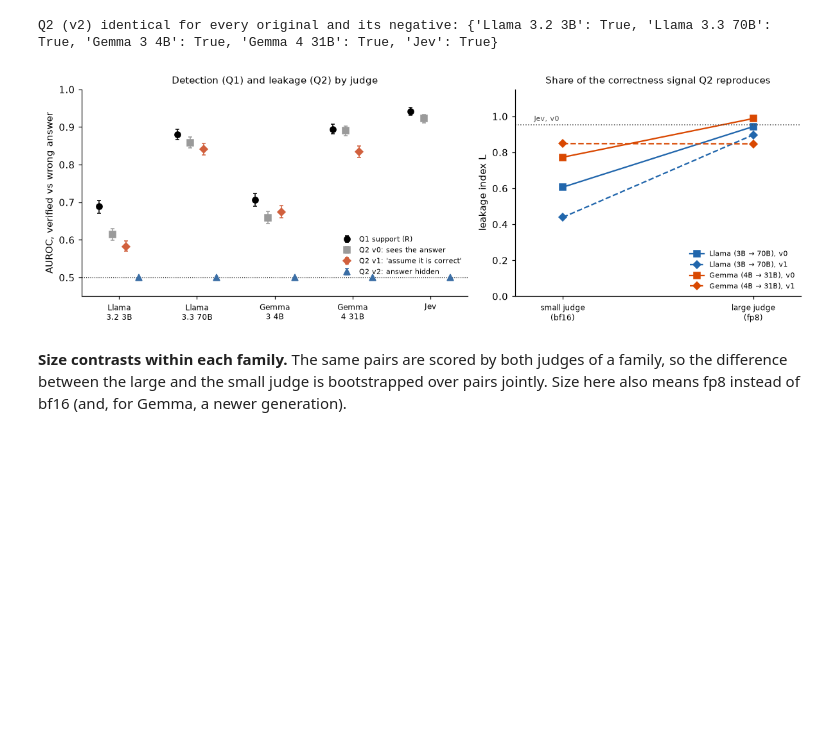
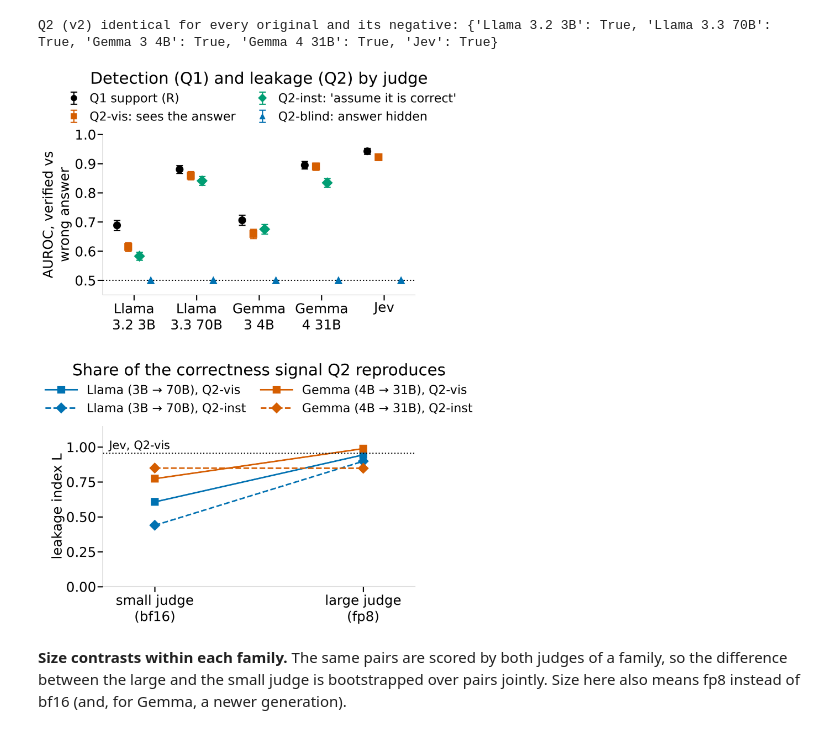
Before and after one commit to jeknov/llm-judges-finqa, a Jupyter notebook: notebooks/04_judge_comparison_analysis.ipynb, the cells around one changed output. Cells and saved outputs as stored; diff of their text form; code cells hidden in the pictures; blank space fills up the shorter version.

```diff
--- a/notebooks/04_judge_comparison_analysis.ipynb
+++ b/notebooks/04_judge_comparison_analysis.ipynb
@@ -290,43 +290,55 @@ print("Q2 (v2) identical for every original and its negative:", same_v2)
 | Jev | 0.922 [0.911, 0.933] | — | 0.500 [0.500, 0.500] | 0.955 [0.943, 0.968] | — | — |
 Q2 (v2) identical for every original and its negative: {'Llama 3.2 3B': True, 'Llama 3.3 70B': True, 'Gemma 3 4B': True, 'Gemma 4 31B': True, 'Jev': True}
 # %%
-fig, axes = plt.subplots(1, 2, figsize=(11, 3.8), gridspec_kw={"width_ratios": [1.35, 1]})
+# Okabe-Ito colour-blind-safe palette (Wong, Nature Methods 2011), as in notebook 03b's figure; markers also differ.
+BLUE, VERMILLION, GREEN, INK = "#0072B2", "#D55E00", "#009E73", "#000000"
+QCOL = {"R": INK, "Q2_v0": VERMILLION, "Q2_v1": GREEN, "Q2_v2": BLUE}
+FAMCOL = {"Llama": BLUE, "Gemma": VERMILLION}
+SHOWN = {"v0": "Q2-vis", "v1": "Q2-inst", "v2": "Q2-blind"}   # display names of the Q2 variants in the figures
+fig, axes = plt.subplots(2, 1, figsize=(18, 24), layout="constrained")
+fig.get_layout_engine().set(h_pad=0.6)
 ax = axes[0]
 x = np.arange(len(JUDGES))
-for k, (col, lab, mk) in enumerate([("R", "Q1 support (R)", "o"), ("Q2_v0", "Q2 v0: sees the answer", "s"),
-                                     ("Q2_v1", "Q2 v1: 'assume it is correct'", "D"), ("Q2_v2", "Q2 v2: answer hidden", "^")]):
+for k, (col, lab, mk) in enumerate([("R", "Q1 support (R)", "o"), ("Q2_v0", "Q2-vis: sees the answer", "s"),
+                                     ("Q2_v1", "Q2-inst: 'assume it is correct'", "D"), ("Q2_v2", "Q2-blind: answer hidden", "^")]):
     pts = [AUC[(j, col)] for j in JUDGES]
     y = np.array([p[0] for p in pts])
     err = np.array([[p[0] - np.percentile(p[1], 2.5), np.percentile(p[1], 97.5) - p[0]] if not np.isnan(p[0]) else [0, 0] for p in pts]).T
-    ax.errorbar(x + (k - 1.5) * 0.17, y, yerr=err, fmt=mk, ms=6, capsize=2, lw=1,
-                color={"R": "black", "Q2_v0": VCOL["v0"], "Q2_v1": VCOL["v1"], "Q2_v2": VCOL["v2"]}[col], label=lab)
-ax.axhline(0.5, ls=":", color="black", lw=0.8)
-ax.set_xticks(x, [LABEL[j].replace(" ", "\n", 1) for j in JUDGES], fontsize=8)
-ax.set_ylabel("AUROC, verified vs wrong answer")
+    ax.errorbar(x + (k - 1.5) * 0.18, y, yerr=err, fmt=mk, ms=22, capsize=10, elinewidth=3.5, capthick=3.5,
+                color=QCOL[col], label=lab)
+ax.axhline(0.5, ls=":", color=INK, lw=3.5)
+ax.set_xticks(x, [LABEL[j].replace(" ", "\n", 1) for j in JUDGES], fontsize=40)
+ax.tick_params(axis="y", labelsize=40)
+ax.tick_params(length=16, width=3.5)
+ax.set_ylabel("AUROC, verified vs\nwrong answer", fontsize=40)
 ax.set_ylim(0.45, 1.0)
-ax.set_title("Detection (Q1) and leakage (Q2) by judge", fontsize=10)
-ax.legend(frameon=False, fontsize=7, loc="lower right", bbox_to_anchor=(1.0, 0.07), ncol=1)
+ax.set_yticks(np.arange(0.5, 1.01, 0.1))
+ax.set_title("Detection (Q1) and leakage (Q2) by judge", fontsize=48, pad=150)
+ax.legend(frameon=False, fontsize=36, ncol=2, loc="lower center", bbox_to_anchor=(0.5, 1.0), columnspacing=1.2,
+          handletextpad=0.3, markerscale=0.8)
 
 ax = axes[1]
 for fam, (small, large) in PAIRS_BY_FAMILY.items():
     for v, mk in (("v0", "s"), ("v1", "D")):
         pts = [leak_index(j, v) for j in (small, large)]
-        ax.plot([0, 1], [p[0] for p in pts], marker=mk, color=COLORS[large],
-                ls="-" if v == "v0" else "--", label=f"{fam} ({SIZE_B[small]}B → {SIZE_B[large]}B), {v}")
+        ax.plot([0, 1], [p[0] for p in pts], marker=mk, ms=22, lw=4.5, color=FAMCOL[fam],
+                ls="-" if v == "v0" else "--", label=f"{fam} ({SIZE_B[small]}B → {SIZE_B[large]}B), {SHOWN.get(v, v)}")
 jv = leak_index("jev", "v0")[0]
-ax.axhline(jv, color=COLORS["jev"], ls=":", lw=1)
-ax.text(-0.15, jv + 0.02, "Jev, v0", fontsize=7, color=COLORS["jev"])
+ax.axhline(jv, color=INK, ls=":", lw=3.5)
+ax.text(-0.22, jv + 0.03, "Jev, Q2-vis", fontsize=34, color=INK)
 ax.set_xlim(-0.25, 1.25)
-ax.set_xticks([0, 1], ["small judge\n(bf16)", "large judge\n(fp8)"], fontsize=8)
-ax.set_ylabel("leakage index L")
+ax.set_xticks([0, 1], ["small judge\n(bf16)", "large judge\n(fp8)"], fontsize=40)
+ax.tick_params(axis="y", labelsize=40)
+ax.tick_params(length=16, width=3.5)
+ax.set_ylabel("leakage index L", fontsize=40)
 ax.set_ylim(0, 1.15)
-ax.set_title("Share of the correctness signal Q2 reproduces", fontsize=10)
-ax.legend(frameon=False, fontsize=7, loc="lower right")
-fig.tight_layout()
+ax.set_title("Share of the correctness signal Q2 reproduces", fontsize=48, pad=150)
+ax.legend(frameon=False, fontsize=36, ncol=2, loc="lower center", bbox_to_anchor=(0.5, 1.0), columnspacing=1.2,
+          handlelength=2.6)
 fig.savefig(FIG_DIR / "judges_leakage.pdf", bbox_inches="tight")
 plt.show()
 # %% [output]
-[figure, old version]
+[figure, new version]
 # %% [markdown]
 **Size contrasts within each family.** The same pairs are scored by both judges of a family, so the difference between the large and the small judge is bootstrapped over pairs jointly. Size here also means fp8 instead of bf16 (and, for Gemma, a newer generation).
 # %%
```
Also changed, not shown: parts of 1 cell of this notebook, 13 other files.
